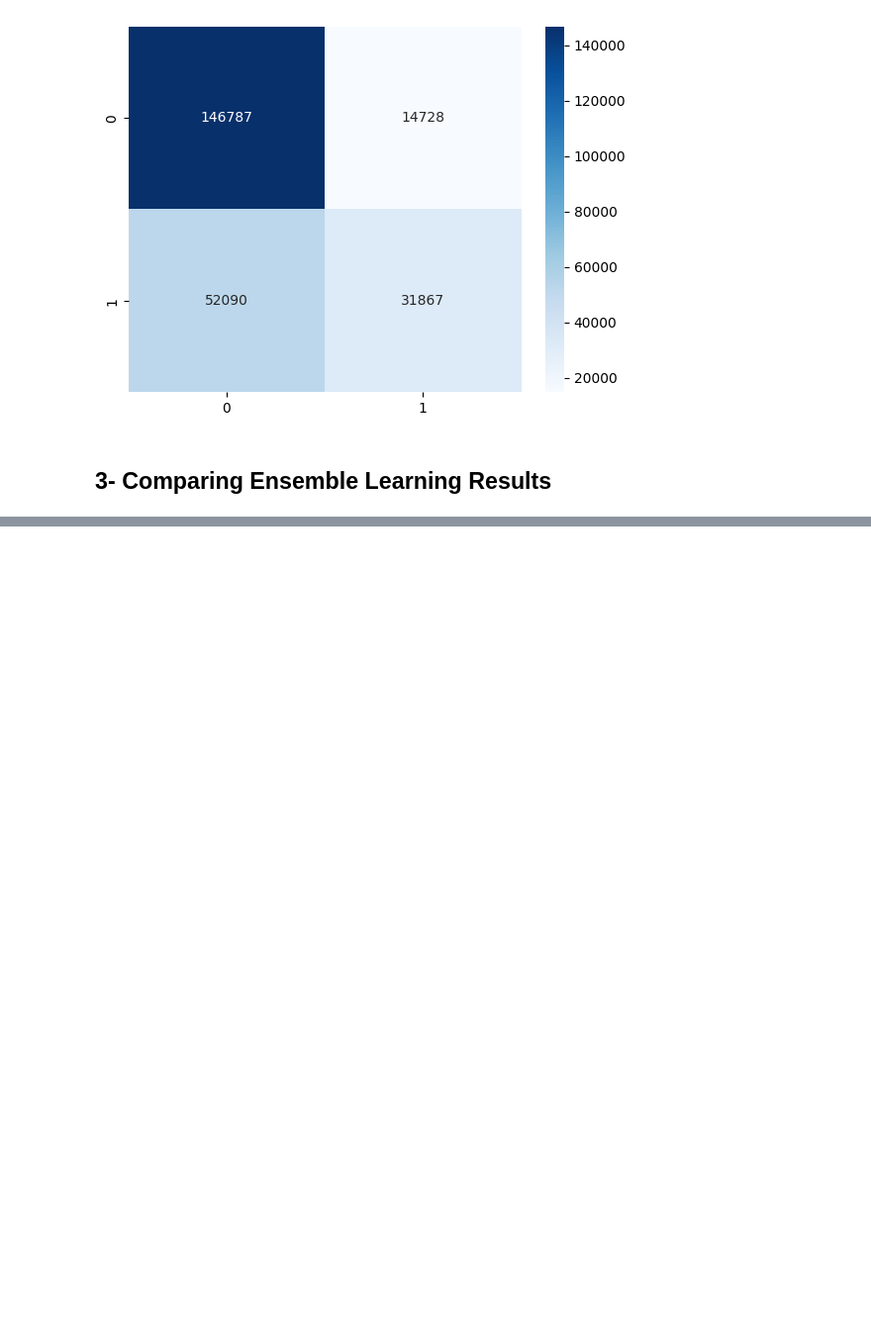
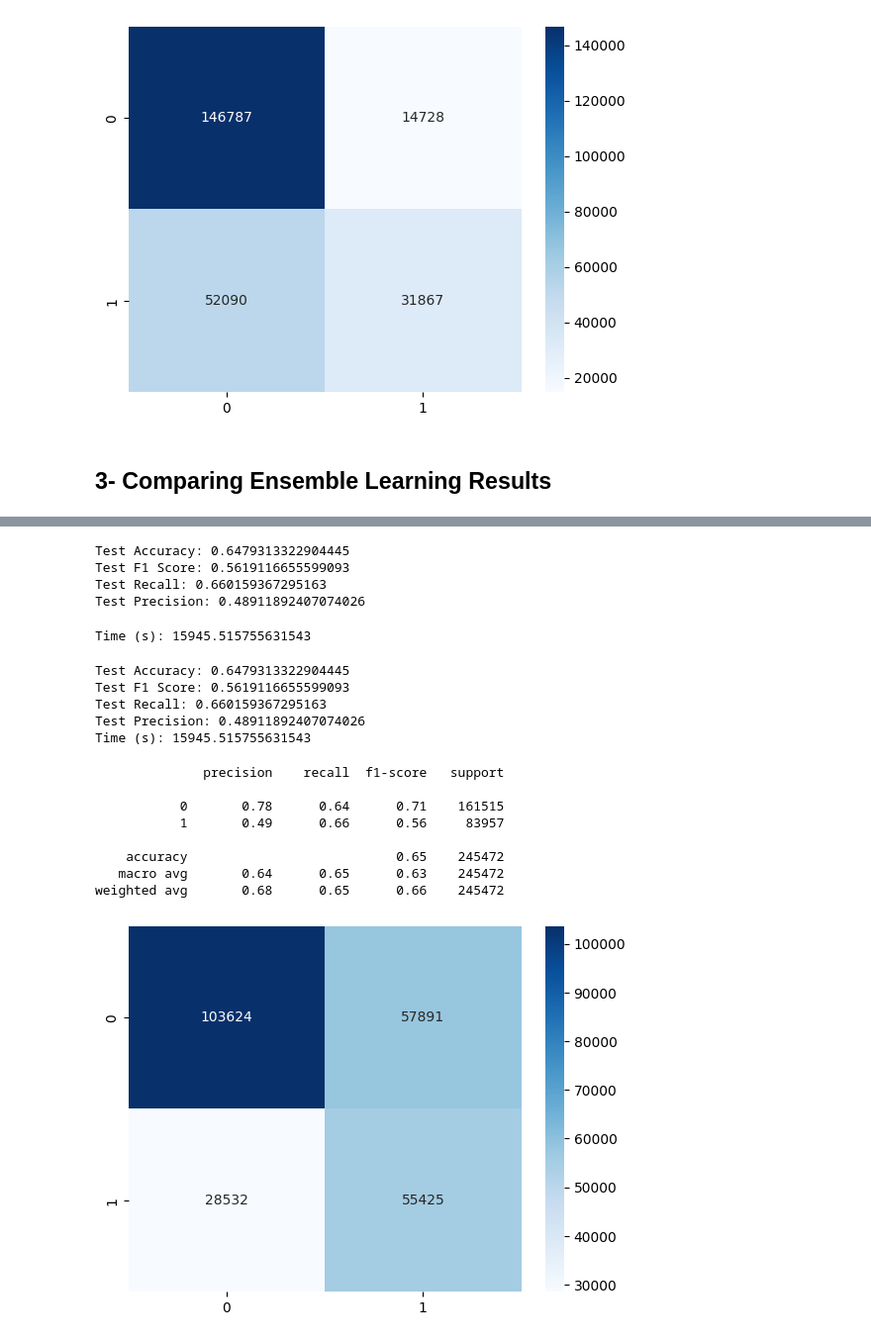
Before and after one commit to SantiagoMartin2002/Project_ML2, a Jupyter notebook: Project_Notebook.ipynb, the cells around one changed output, grey strips where cells are left out. Shown at 99% size. Drawn from its saved outputs; the diff is of its cells as text; code cells hidden in the pictures; blank space fills up the shorter version.

```diff
--- a/Project_Notebook.ipynb
+++ b/Project_Notebook.ipynb
@@ -398,0 +486,6 @@ plt.show()
+# %%
+from sklearn.model_selection import train_test_split
+
+#subdivision of test sample data = 30%.
+X_train, X_test, y_train, y_test = train_test_split(X, y, test_size=0.3, random_state=42)
+print(X_train.shape,X_test.shape,y_train.shape,y_test.shape)
@@ -398,0 +647,7 @@ plt.show()
+# %%
+from deap import algorithms
+# Population initialization
+population = toolbox.population(n=300)
+
+# Run the algorithm
+final_pop, log = algorithms.eaMuPlusLambda(population, toolbox, mu=200, lambda_=300, cxpb=0.5, mutpb=0.2, ngen=25, verbose=True)
@@ -398,0 +672,64 @@ plt.show()
+# %%
+from sklearn.metrics import classification_report, confusion_matrix, f1_score, accuracy_score, recall_score, precision_score
+
+
+# Test the best individual
+best_individual = tools.selBest(final_pop, k=1)[0]
+best_func = gp.compile(expr=best_individual, pset=pset)
+
+# Predict on test data
+y_test_pred = [best_func(*row) for row in X_test_list]
+y_test_pred = np.where(np.array(y_test_pred) > 0.5, 1, 0)
+
+print("Test Accuracy:", accuracy_score(y_test, y_test_pred))
+print("Test F1 Score:", f1_score(y_test, y_test_pred))
+print("Test Recall:", recall_score(y_test, y_test_pred))
+print("Test Precision:", precision_score(y_test, y_test_pred))
+# %% [output]
+Test Accuracy: 0.6479313322904445
+Test F1 Score: 0.5619116655599093
+Test Recall: 0.660159367295163
+Test Precision: 0.48911892407074026
+# %%
+time_taken = 15945.51575563154298744 #I did not setup the timer so I copied it from the iteration output, the value is still correct, just manually input
+print(f"Time (s): {time_taken}")
+# %% [output]
+Time (s): 15945.515755631543
+# %%
+# Example script to replicate the desired output
+test_accuracy = 0.6479313322904445
+test_f1_score = 0.5619116655599093
+test_recall = 0.660159367295163
+test_precision = 0.48911892407074026
+time_taken = 15945.515755631543
+
+# Print the results
+print(f"Test Accuracy: {test_accuracy}")
+print(f"Test F1 Score: {test_f1_score}")
+print(f"Test Recall: {test_recall}")
+print(f"Test Precision: {test_precision}")
+print(f"Time (s): {time_taken}")
+# %% [output]
+Test Accuracy: 0.6479313322904445
+Test F1 Score: 0.5619116655599093
+Test Recall: 0.660159367295163
+Test Precision: 0.48911892407074026
+Time (s): 15945.515755631543
+# %%
+import seaborn as sns
+import matplotlib.pyplot as plt
+
+print(classification_report(y_test, y_test_pred))
+cm = confusion_matrix(y_test, y_test_pred)
+sns.heatmap(cm, annot=True, fmt='d', cmap='Blues')
+plt.show()
+# %% [output]
+              precision    recall  f1-score   support
+
+           0       0.78      0.64      0.71    161515
+           1       0.49      0.66      0.56     83957
+
+    accuracy                           0.65    245472
+   macro avg       0.64      0.65      0.63    245472
+weighted avg       0.68      0.65      0.66    245472
+[figure, added]
```
Also changed, not shown: parts of 28 cells of this notebook, 8 other files.
